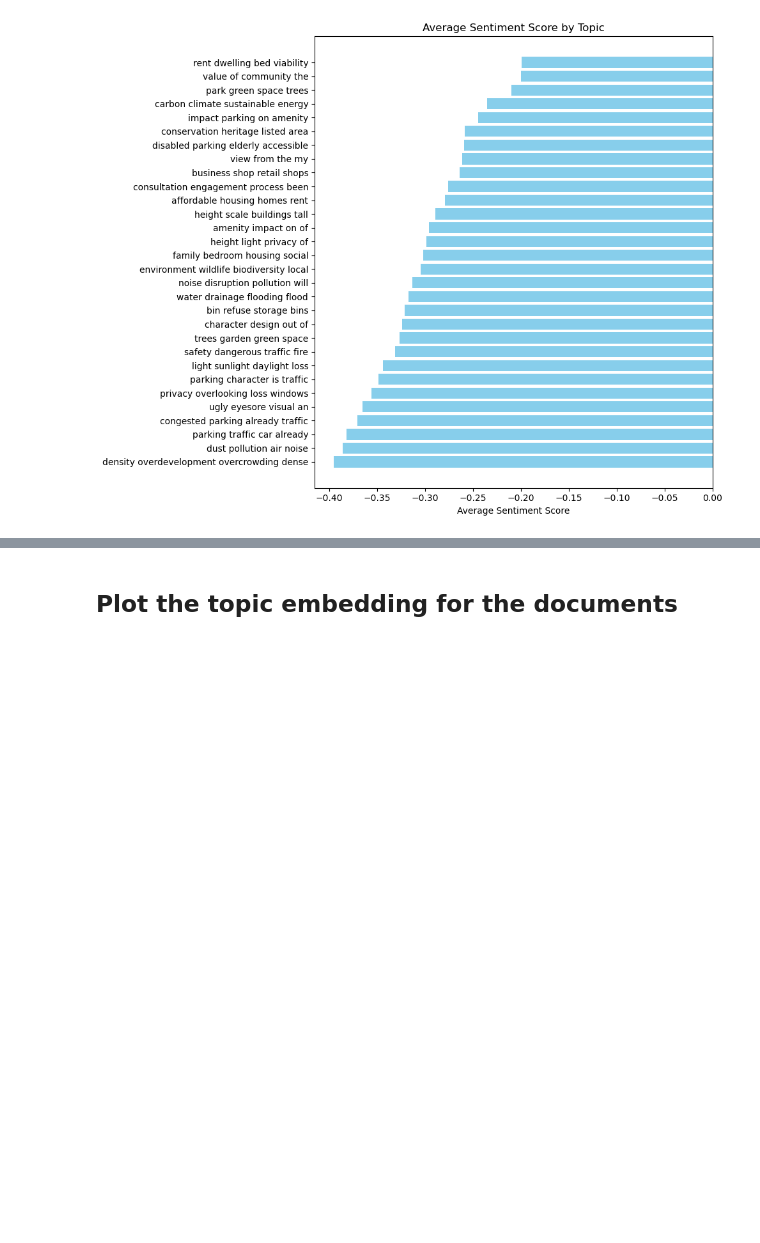
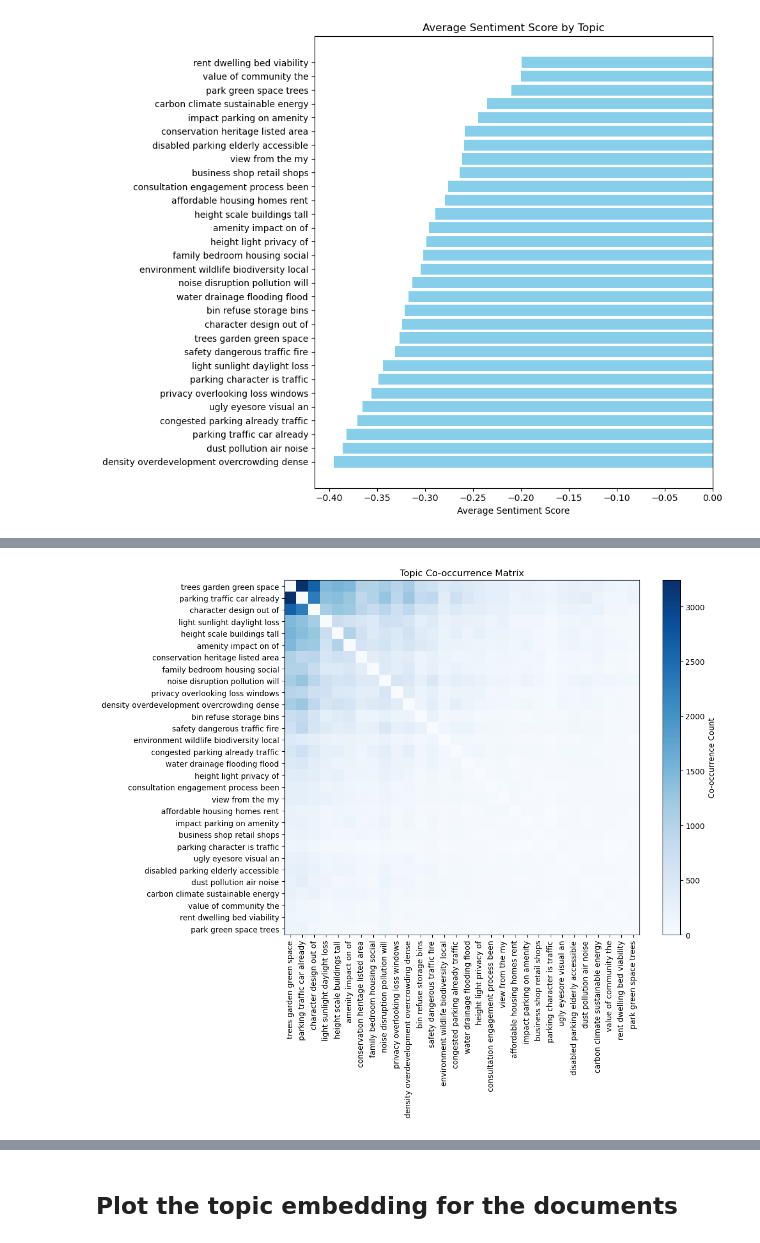
Before and after one commit to Bea-Taylor/nimby_nlp, a Jupyter notebook: notebooks/1_0_3_topic_analysis.ipynb, the cells around one changed output, grey strips where cells are left out. Saved outputs shown, nothing was run; the diff lists cells and outputs as text; code cells hidden in the pictures; blank space fills up the shorter version.

Commit message:
added topic co-occurence

```diff
--- a/notebooks/1_0_3_topic_analysis.ipynb
+++ b/notebooks/1_0_3_topic_analysis.ipynb
@@ -721,0 +725,30 @@ plt.show()
+# %%
+### matrix of co-occuring topics
+
+# Initialize co-occurrence matrix
+num_topics = len(ordered_topic_ids)
+co_occurrence_matrix = np.zeros((num_topics, num_topics), dtype=int)
+# Populate co-occurrence matrix
+topic_index = {topic_id: idx for idx, topic_id in enumerate(ordered_topic_ids)}
+for topics in df['topic_number_updated']:
+    for t1, t2 in combinations(topics, 2):
+        if t1 in topic_index and t2 in topic_index:
+            idx1 = topic_index[t1]
+            idx2 = topic_index[t2]
+            co_occurrence_matrix[idx1, idx2] += 1
+            co_occurrence_matrix[idx2, idx1] += 1  # Symmetric matrix
+# Create a DataFrame for better visualization
+co_occurrence_df = pd.DataFrame(co_occurrence_matrix, index=[filtered_topic_dict[tid] for tid in ordered_topic_ids],
+                                columns=[filtered_topic_dict[tid] for tid in ordered_topic_ids])
+# Plot heatmap
+plt.figure(figsize=(12, 10))
+plt.imshow(co_occurrence_df, cmap='Blues', interpolation='nearest')
+plt.colorbar(label='Co-occurrence Count')
+plt.xticks(ticks=np.arange(num_topics), labels=co_occurrence_df.columns, rotation=90)
+plt.yticks(ticks=np.arange(num_topics), labels=co_occurrence_df.index)
+plt.title('Topic Co-occurrence Matrix')
+plt.tight_layout()
+# plt.savefig('../results/figures/object_topics_cooccurrence_matrix.png', dpi=500)
+plt.show()
+# %% [output]
+[figure, added]
```
Also changed, not shown: parts of 8 cells of this notebook, 1 other file.
